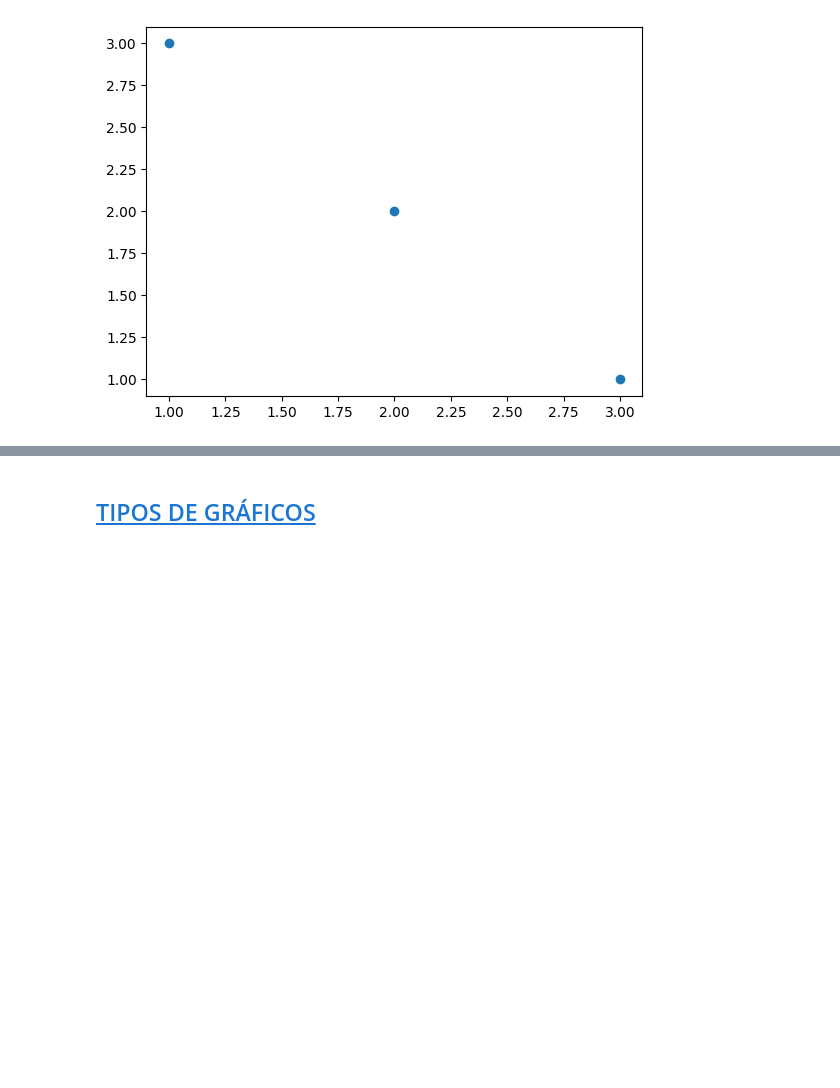
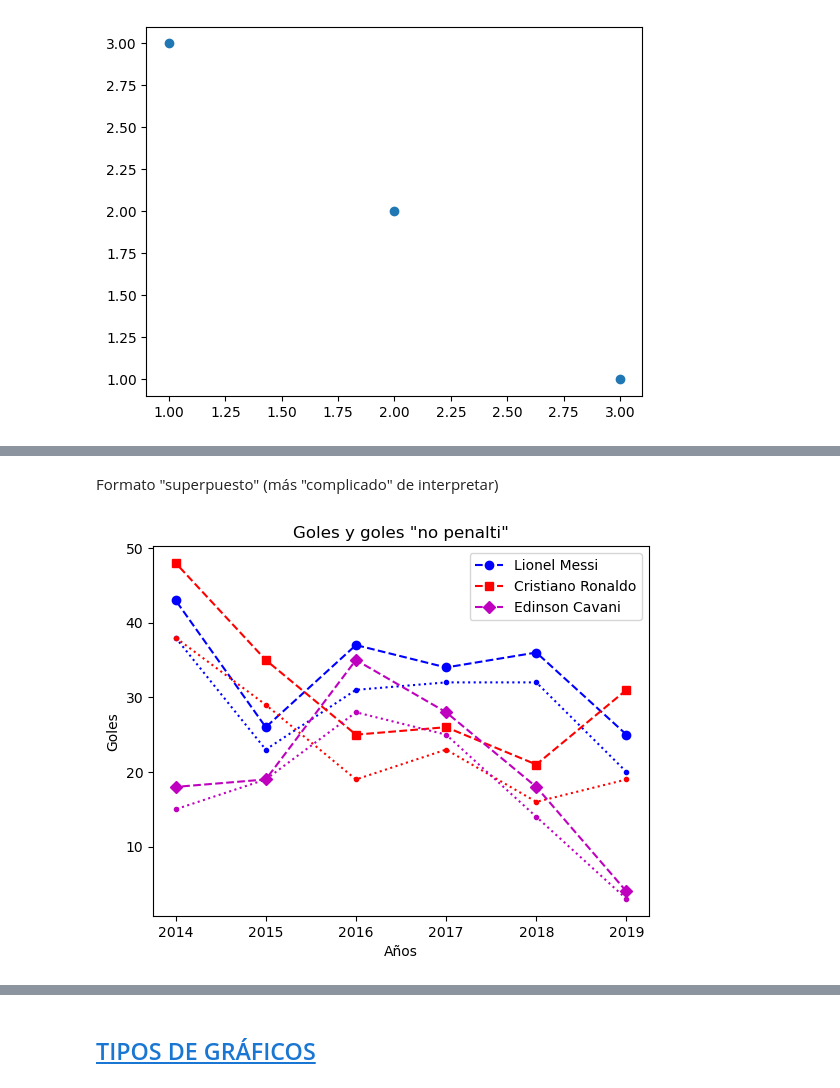
Before and after one commit to Alberto-1985/CEDAPY_25_26, a Jupyter notebook: ANALISIS_DATOS_PYTHON/NOTEBOOKS/5101_Graficos_MATPLOTLIB_PARTE_I.ipynb, the cells around one changed output, grey strips where cells are left out. Saved outputs shown, nothing was run; the diff lists cells and outputs as text; code cells hidden in the pictures; blank space fills up the shorter version.

```diff
--- a/ANALISIS_DATOS_PYTHON/NOTEBOOKS/5101_Graficos_MATPLOTLIB_PARTE_I.ipynb
+++ b/ANALISIS_DATOS_PYTHON/NOTEBOOKS/5101_Graficos_MATPLOTLIB_PARTE_I.ipynb
@@ -65,0 +170,26 @@ plt.show()
+# %%
+# Nuevo filtro
+cavani_goals = df.loc['Edinson Cavani'].query('year != 2020')
+# %% [markdown]
+Formato "superpuesto" (más "complicado" de interpretar)
+# %%
+fig, ax = plt.subplots()
+ax.plot(messi_goals.year, messi_goals.goals,
+        marker='o', color='b', linestyle='--', label='Lionel Messi')
+ax.plot(messi_goals.year, messi_goals.npg,
+        marker='.', color='b', linestyle='dotted')
+ax.plot(ronaldo_goals.year, ronaldo_goals.goals,
+        marker='s', color='r', linestyle='--', label='Cristiano Ronaldo')
+ax.plot(ronaldo_goals.year, ronaldo_goals.npg,
+        marker='.', color='r', linestyle='dotted')
+ax.plot(cavani_goals.year, cavani_goals.goals,
+        marker='D', color='m', linestyle='--', label='Edinson Cavani')
+ax.plot(cavani_goals.year, cavani_goals.npg,
+        marker='.', color='m', linestyle='dotted')
+
+ax.set(xlabel='Años', ylabel='Goles', title='Goles y goles "no penalti"')
+ax.legend()
+# plt.savefig('3.jpg')
+plt.show()
+# %% [output]
+[figure, added]
```
Also changed, not shown: parts of 35 cells of this notebook, 5 other files.
